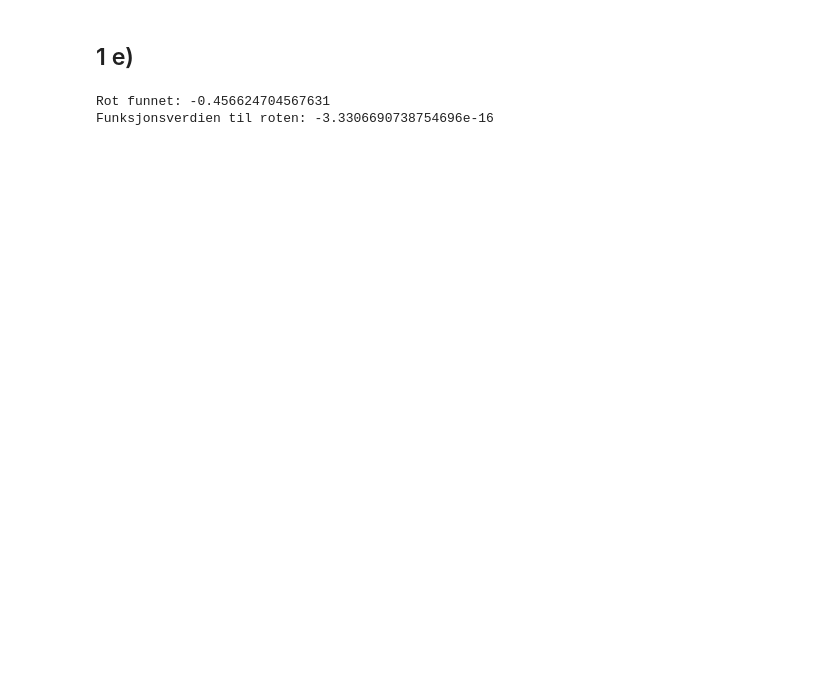
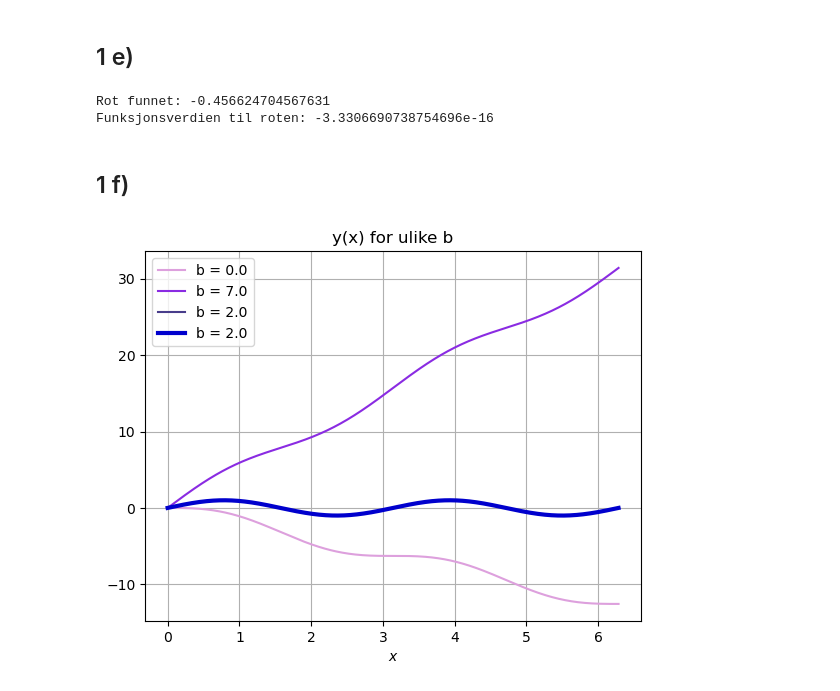
Before and after one commit to marieke-vaske/VitBer-TekFys, a Jupyter notebook: Sammenslåing av oppgave 1.ipynb, the cells around one changed output. Drawn from its saved outputs; the diff is of its cells as text; code cells hidden in the pictures; blank space fills up the shorter version.

```diff
--- a/Sammenslåing av oppgave 1.ipynb
+++ b/Sammenslåing av oppgave 1.ipynb
@@ -196,3 +205,59 @@ print(f"Funksjonsverdien til roten: {g(root)}")        # Bekrefter at riktig rot
 # %% [output]
 Rot funnet: -0.456624704567631
 Funksjonsverdien til roten: -3.3306690738754696e-16
+# %% [markdown]
+## 1 f)
+# %%
+def solveBVproblem(x_init, x_end, f, z0, z1, alpha, h_0, tol):    # Definerer funksjon for å løse randverdiproblem
+    yb_values = []                                                # Liste for å lagre alle testede løsninger
+
+    def g(b):                                                     # Definerer funksjonen for siste grensebetingelse, gitt b
+        y_init = np.array([0, b])
+        x_values, y_matrix, step_array, n, n_total = RungeKutta_32(x_init, x_end, y_init, f, alpha, h_0, tol) # Løser IVP for gitt b
+        y_end = y_matrix[-1, 0]                                   # Henter siste y-verdi
+
+        return y_end
+
+
+    b, b_values = rootFinder(g, z0, z1, tol, max_iter=100)        # Henter b som gir oppfylt grensebetingelse og liste med testede b'er
+
+    for value in b_values:                                        # Itererer gjennom alle testede b-verdier
+        y_init = np.array([0, value])
+        x_values, y_matrix, step_array, n, n_total = RungeKutta_32(x_init, x_end, y_init, f, alpha, h_0, tol) # Løser IVP for riktig b
+        yb_values.append(y_matrix[:, 0])                           # Henter y-verdier for gitt b
+
+    return x_values, yb_values, b_values
+# %%
+# Løser randverdiproblem
+
+alpha = 0.8
+h_0 = 0.01
+tol = 10**(-7)
+
+x_init, x_end = 0, 2*np.pi
+z0, z1 = 0, 7                                                              # Initielle gjett z0 og z1
+
+def f_array(x, y_array):                                                   # Definerer f som returnerer vektor
+    f = -4*np.sin(2*x)
+    f_array = np.array([y_array[1], f])
+    return f_array
+
+
+x_values, yb_values, b_values = solveBVproblem(x_init, x_end, f_array, z0, z1, alpha, h_0, tol) # Løser randverdiproblem
+
+iteration_num = len(yb_values)                                             # Antall testede b-verdier
+colors = ["plum", "blueviolet", "darkslateblue", "royalblue"]
+
+for i in range(iteration_num - 1):                                         # Itererer gjennom alle b-verdier unntatt den endelige
+    plt.plot(x_values, yb_values[i], color = colors[i], label = f'b = {round(b_values[i], 3)}')
+
+
+# Plotter den riktige løsningen av randverdiproblemet
+plt.plot(x_values, yb_values[-1], label = f'b = {round(b_values[-1], 3)}', color = "mediumblue", linewidth = 3)
+plt.xlabel("$x$")
+plt.title("y(x) for ulike b")
+plt.grid()
+plt.legend()
+plt.show()
+# %% [output]
+[figure, added]
```
Also changed, not shown: parts of 15 cells of this notebook.
